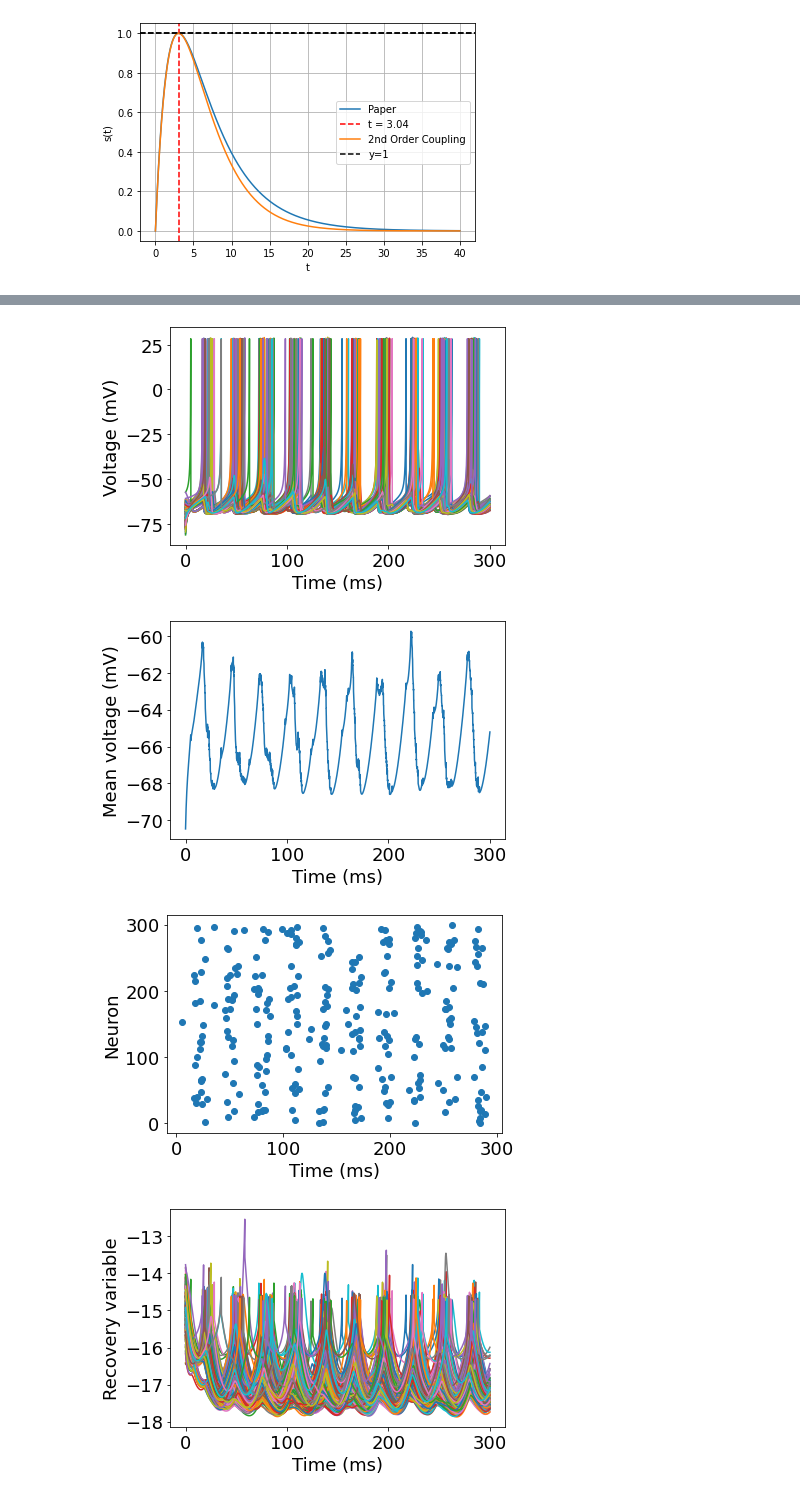
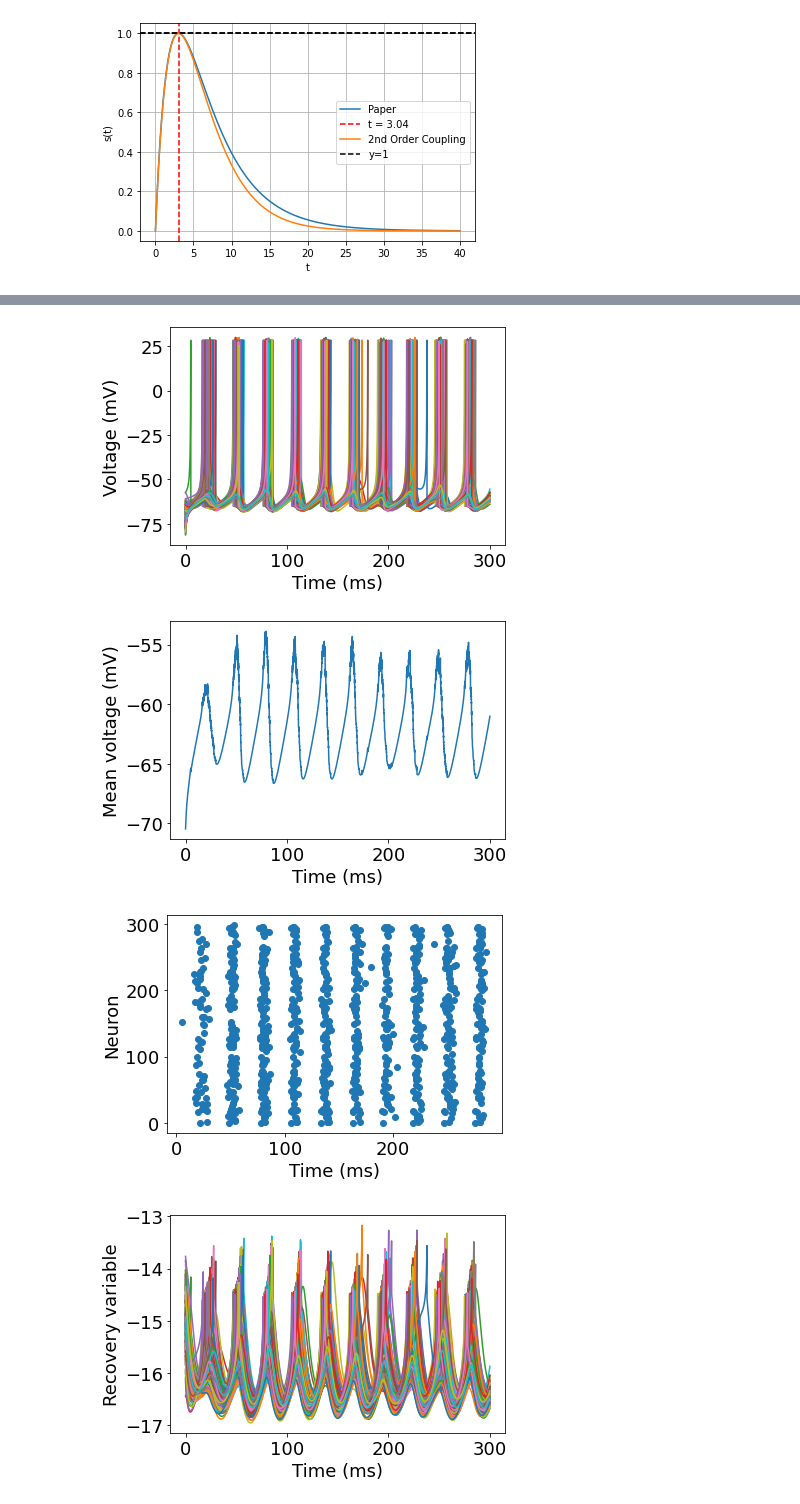
Before and after one commit to davidkelly2002/Final-Year-Project, a Jupyter notebook: Christmas Work.ipynb, the cells around one changed output, grey strips where cells are left out. Drawn from its saved outputs; the diff is of its cells as text; code cells hidden in the pictures.

```diff
--- a/Christmas Work.ipynb
+++ b/Christmas Work.ipynb
@@ -172,7 +172,7 @@ for j in range(N):
     for i in range(N):
         if i != j:  # Avoid self-connections
             if np.random.rand() < connection_probability:
-                g[j, i] = 1  # Set connection strength
+                g[j, i] = 0.03  # Set connection strength
 
 # All-to-all connectivity
 # g = np.random.uniform(0.05, 0.5, size=(N, N))
@@ -312,7 +312,7 @@ Average firing rate 3.35
-[figure, old version]
+[figure, new version]
-[figure, old version]
+[figure, new version]
-[figure, old version]
+[figure, new version]
-[figure, old version]
+[figure, new version]
 # %%
 #G_syn vs Firing Rate
 connection_strengths = np.linspace(0.05, 1, 20)  # Vary connection strength from 0.25 to 0.5
```
Also changed, not shown: parts of 13 cells of this notebook.
